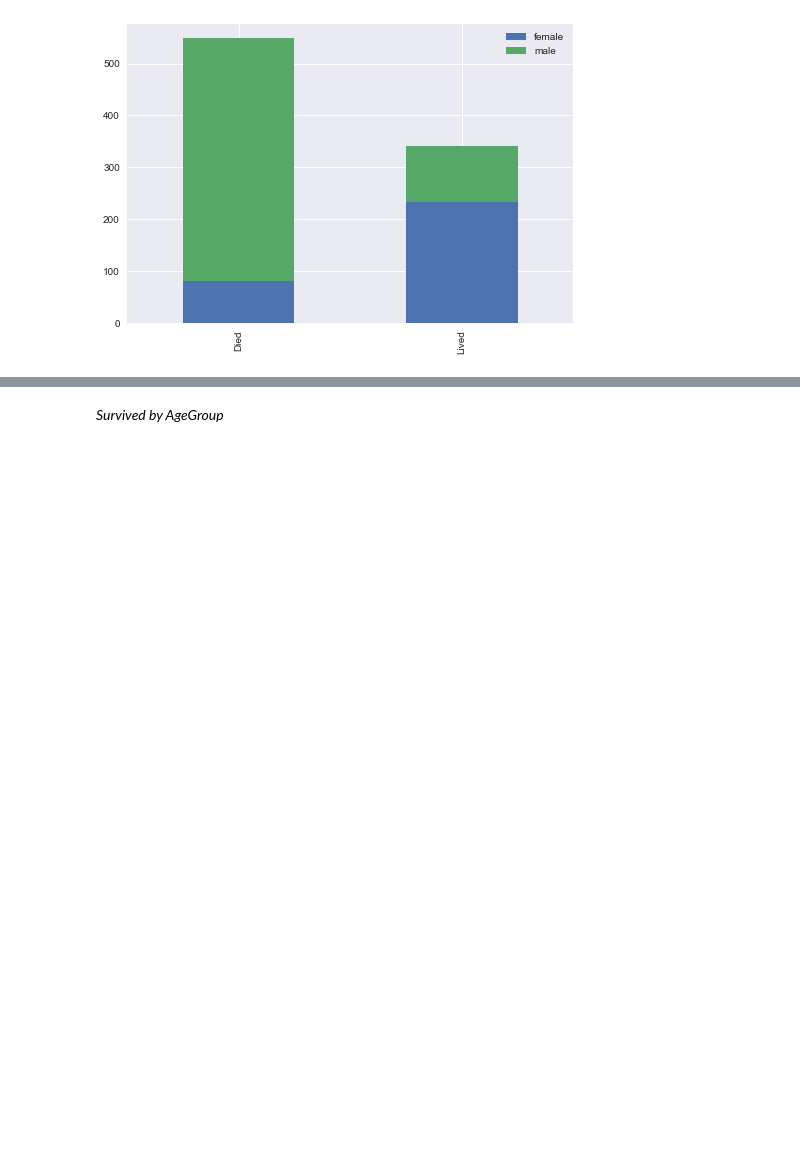
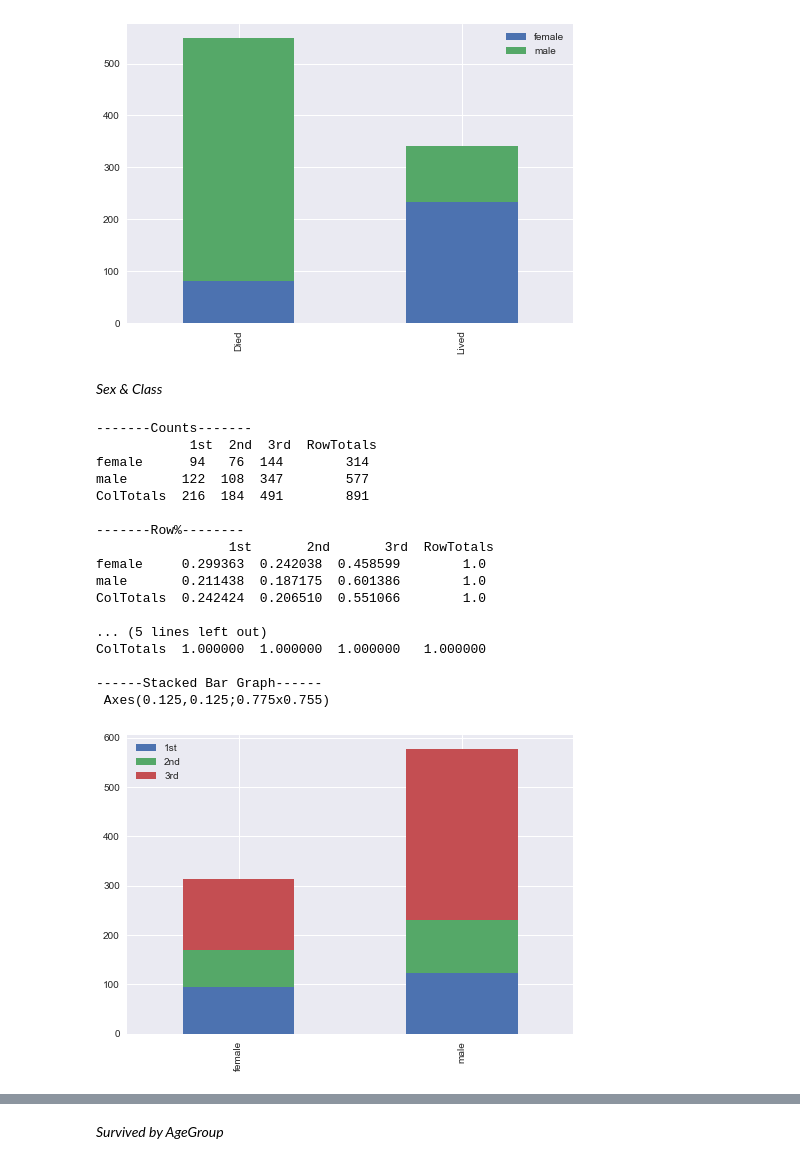
Before and after one commit to jco44/UdacityDataAnalysis, a Jupyter notebook: Explore_Relationships.ipynb, the cells around one changed output, grey strips where cells are left out. Cells and saved outputs as stored; diff of their text form; code cells hidden in the pictures; blank space fills up the shorter version.

```diff
--- a/Survival_Analysis.ipynb
+++ b/Explore_Relationships.ipynb
@@ -217,3 +223,26 @@ ColTotals  1.000000  1.000000   1.000000
 ------Stacked Bar Graph------
  Axes(0.125,0.125;0.775x0.755)
 [figure]
+# %% [markdown]
+_Sex & Class_
+# %%
+freq2_display(titanic['Sex'], titanic['Pclass'])
+# %% [output]
+-------Counts-------
+            1st  2nd  3rd  RowTotals
+female      94   76  144        314
+male       122  108  347        577
+ColTotals  216  184  491        891
+
+-------Row%--------
+                 1st       2nd       3rd  RowTotals
+female     0.299363  0.242038  0.458599        1.0
+male       0.211438  0.187175  0.601386        1.0
+ColTotals  0.242424  0.206510  0.551066        1.0
+
+... (5 lines left out)
+ColTotals  1.000000  1.000000  1.000000   1.000000
+
+------Stacked Bar Graph------
+ Axes(0.125,0.125;0.775x0.755)
+[figure, added]
```
Also changed, not shown: parts of 23 cells of this notebook, 1 other file.
